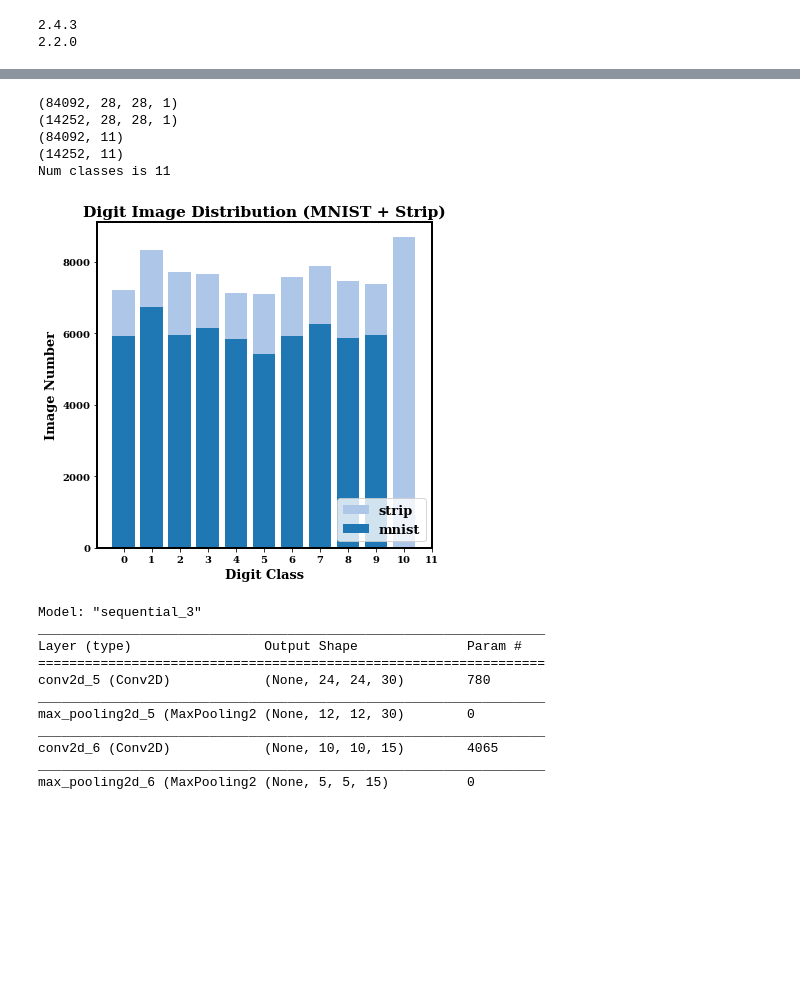
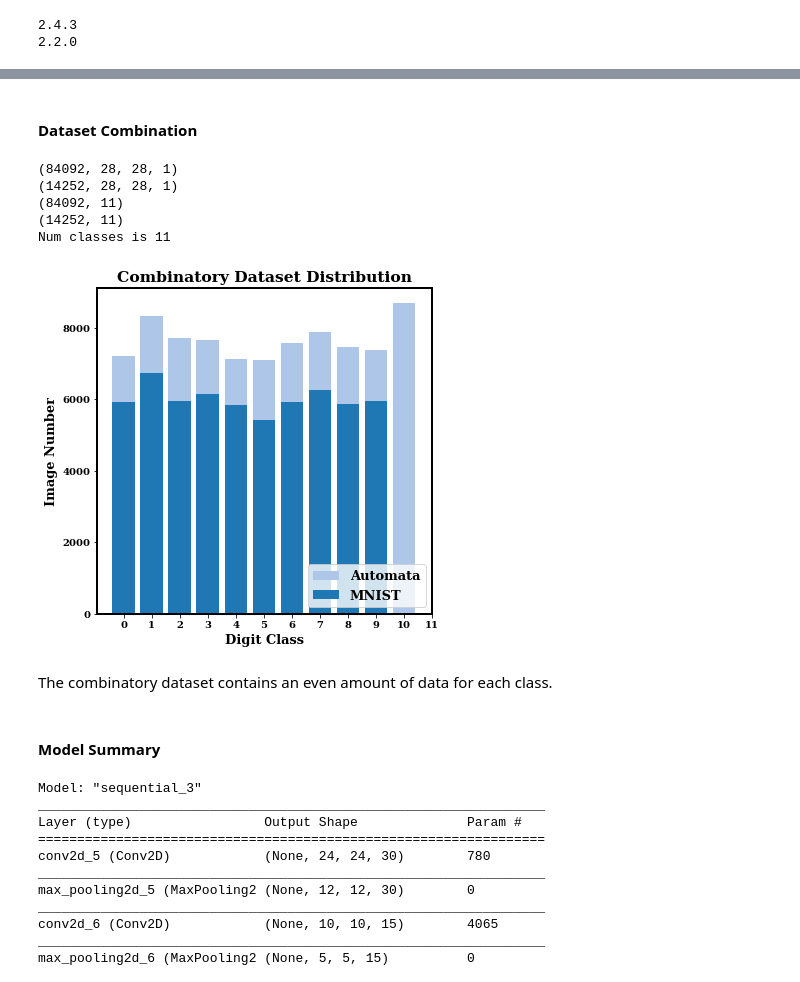
Before and after one commit to charliecharlie29/Deep-Learning-Guided-Genetic-Algorithm, a Jupyter notebook: Deep-Learning-Model-Training.ipynb, the cells around one changed output, grey strips where cells are left out. Saved outputs shown, nothing was run; the diff lists cells and outputs as text; code cells hidden in the pictures; blank space fills up the shorter version.

```diff
--- a/Deep-Learning-Model-Training.ipynb
+++ b/Deep-Learning-Model-Training.ipynb
@@ -53,7 +68,7 @@ cm = plt.cm.get_cmap('tab20')
 # organize and load strip digit dataset
 from sklearn.model_selection import train_test_split
 
-folder = "Deep Learning Model Data"
+folder = "Deep-Learning-Model-Data"
 ver_num = 2
 
 # # read files and save imgname and label into files with [(imgname1, label1) ...]
@@ -70,6 +85,7 @@ ver_num = 2
 # y_strip_1 = np.zeros(shape=(len(files)))
 # for i in range(len(files)):
 #     X_strip_1[i] = plt.imread(files[i][0])[:,:,0]; y_strip_1[i] = files[i][1]
+
 # # rotate random squiggle images
 # files = [("/".join((folder,"digit{}".format(i),j)), i) for i in range(10, 11) for j in os.listdir("/".join((folder,"digit{}".format(i)))) if ".DS" not in j]
 # X_strip_2 = np.zeros(shape=(len(files)*4, 28, 28))
@@ -99,27 +115,6 @@ X_test_strip = np.load(folder+"/X_test_strip_v{}.npy".format(ver_num))
 y_train_strip = np.load(folder+"/y_train_strip_v{}.npy".format(ver_num))
 y_test_strip = np.load(folder+"/y_test_strip_v{}.npy".format(ver_num))
 
-fig = plt.figure(figsize = (13, 6))
-plt.subplot(1, 2, 1)
-y , x = np.histogram(y_train_strip, bins = range(12))
-plt.bar(range(11), y)
-plt.title("Train Digit Dist (Strip)", weight = "bold")
-plt.xlabel("Digit Class", weight = "bold")
-plt.xticks(range(11), weight = "bold")
-plt.ylabel("Image Number", weight = "bold")
-for i, v, in enumerate(y):
-    plt.text(i-.5, v+100, str(v), fontsize = 9)
-plt.subplot(1, 2, 2)
-y , x = np.histogram(y_test_strip, bins = range(12))
-plt.bar(range(11), y)
-plt.title("Test Digit Dist (Strip)", weight = "bold")
-plt.xlabel("Digit Class", weight = "bold")
-plt.xticks(range(11), weight = "bold")
-plt.ylabel("Image Number", weight = "bold")
-for i, v, in enumerate(y):
-    plt.text(i-.5, v+25, str(v), fontsize = 10)
-plt.show()
-
 print(X_train_strip.shape)
 print(X_test_strip.shape)
 # %% [output]
@@ -129,3 +148,5 @@ print(X_test_strip.shape)
+# %% [markdown]
+#### Dataset Combination
 # %%
 X_train_mnist = X_train_mnist / 255; X_test_mnist = X_test_mnist / 255
 X_train_mnist = X_train_mnist.astype(np.float32)
@@ -157,17 +178,21 @@ print("Num classes is " + str(num_classes))
 Num classes is 11
 # %%
 y , x = np.histogram(np.concatenate((y_train_mnist, y_train_strip)), bins = range(12))
-plt.bar(range(11), y, color = cm.colors[1], label = "strip")
+plt.bar(range(11), y, color = cm.colors[1], label = "Automata")
 y , x = np.histogram(y_train_mnist, bins = range(11))
-plt.bar(range(10), y, color = cm.colors[0], label = "mnist")
-plt.title("Digit Image Distribution (MNIST + Strip)", weight = "bold")
+plt.bar(range(10), y, color = cm.colors[0], label = "MNIST")
+plt.title("Combinatory Dataset Distribution", weight = "bold")
 plt.xlabel("Digit Class", weight = "bold")
 plt.xticks(range(12), weight = "bold")
 plt.ylabel("Image Number", weight = "bold")
 plt.legend(loc=4)
 plt.show()
 # %% [output]
-[figure, old version]
+[figure, new version]
+# %% [markdown]
+The combinatory dataset contains an even amount of data for each class.
+# %% [markdown]
+#### Model Summary
 # %%
 model = load_model("Deep_Learning_Classifier_v1.h5")
 # %%
```
Also changed, not shown: parts of 12 cells of this notebook.
